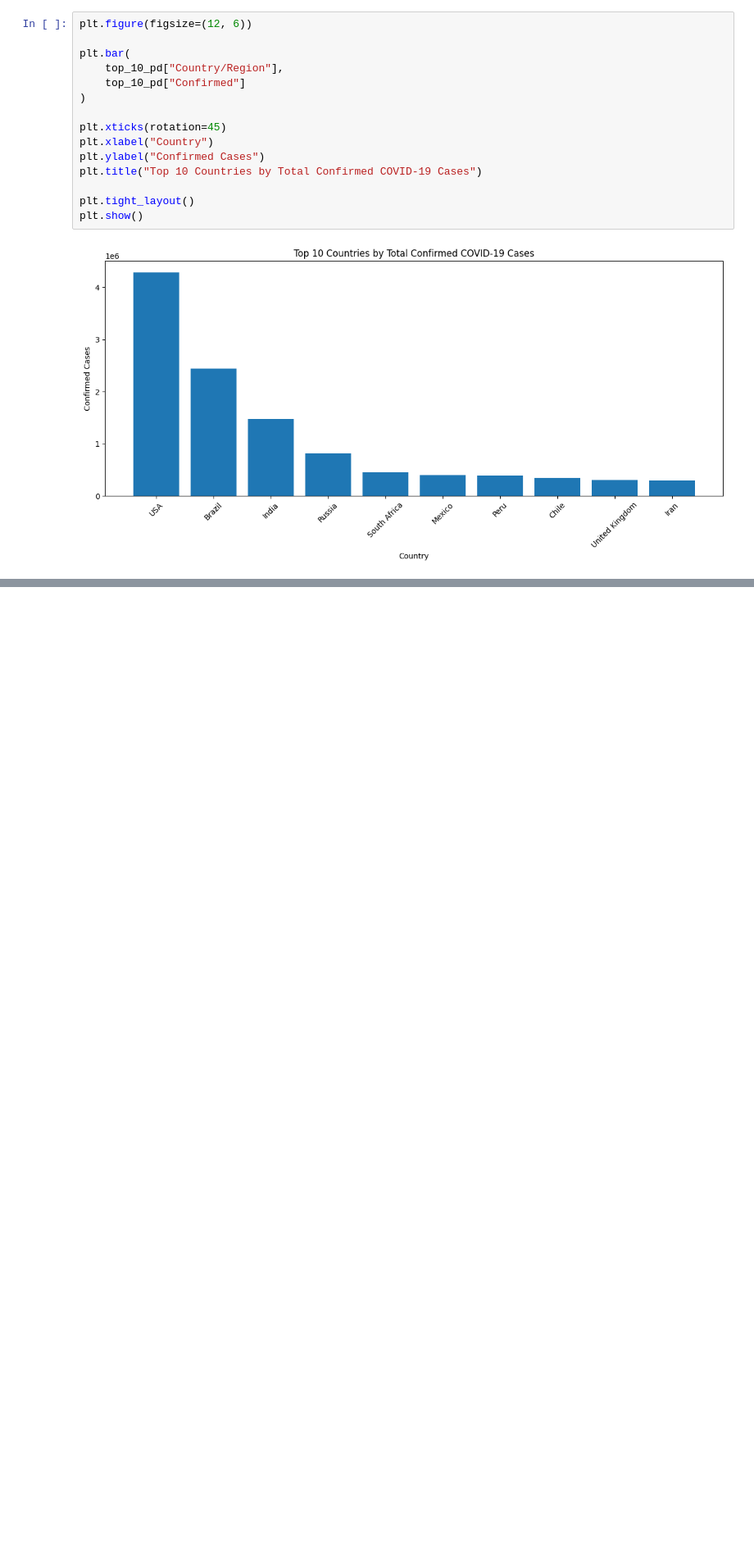
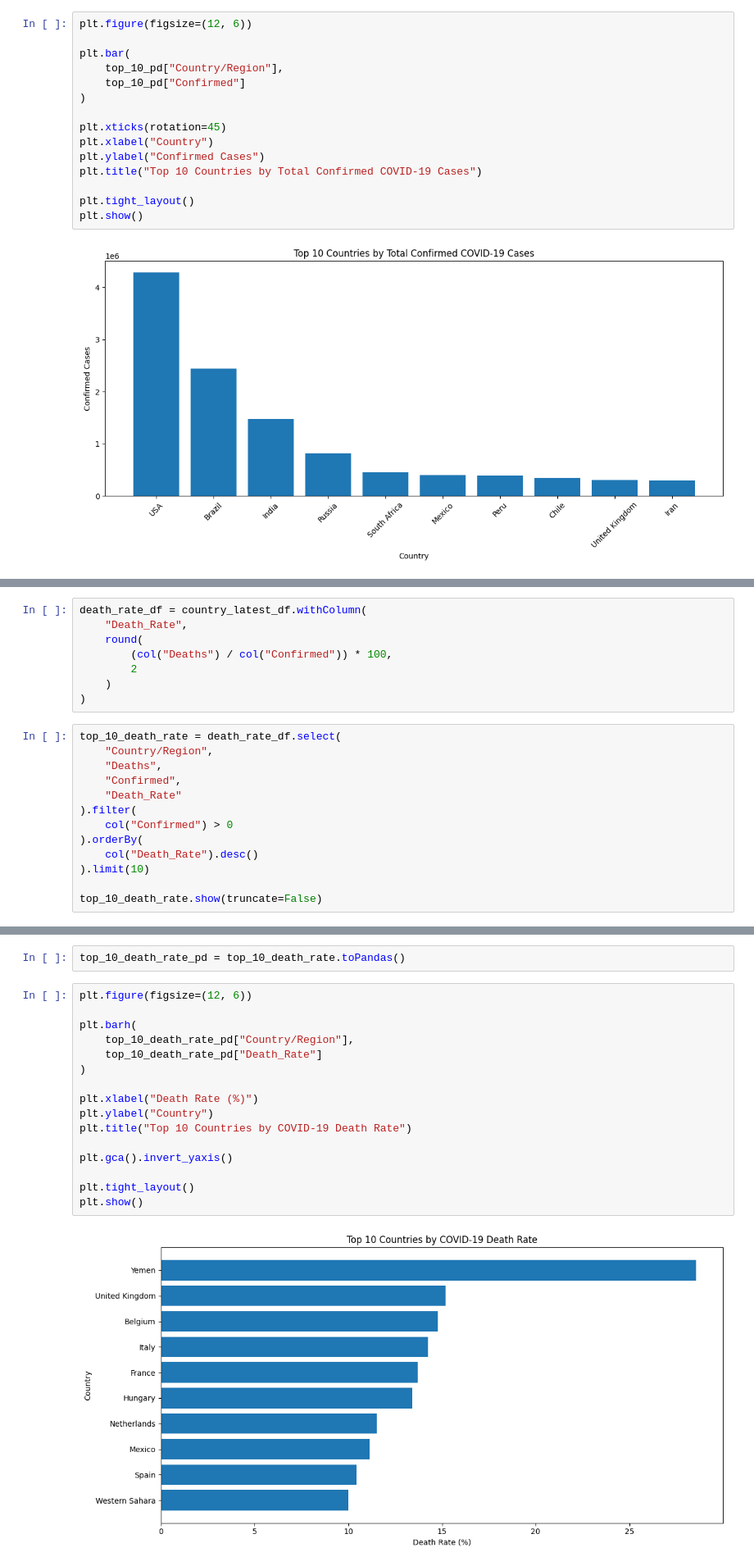
Before and after one commit to dilpreet0007/COVID19-Analytics-Pipeline, a Jupyter notebook: app.ipynb, the cells around one changed output, grey strips where cells are left out. Shown at 82% size. Cells and saved outputs as stored; diff of their text form; blank space fills up the shorter version.

Commit message:
[Dilpreet] Task 6: Top 10 Countries by Death Rate

```diff
--- a/app.ipynb
+++ b/app.ipynb
@@ -353,0 +356,21 @@ plt.show()
+# %%
+death_rate_df = country_latest_df.withColumn(
+    "Death_Rate",
+    round(
+        (col("Deaths") / col("Confirmed")) * 100,
+        2
+    )
+)
+# %%
+top_10_death_rate = death_rate_df.select(
+    "Country/Region",
+    "Deaths",
+    "Confirmed",
+    "Death_Rate"
+).filter(
+    col("Confirmed") > 0
+).orderBy(
+    col("Death_Rate").desc()
+).limit(10)
+
+top_10_death_rate.show(truncate=False)
@@ -353,0 +392,20 @@ plt.show()
+# %%
+top_10_death_rate_pd = top_10_death_rate.toPandas()
+# %%
+plt.figure(figsize=(12, 6))
+
+plt.barh(
+    top_10_death_rate_pd["Country/Region"],
+    top_10_death_rate_pd["Death_Rate"]
+)
+
+plt.xlabel("Death Rate (%)")
+plt.ylabel("Country")
+plt.title("Top 10 Countries by COVID-19 Death Rate")
+
+plt.gca().invert_yaxis()
+
+plt.tight_layout()
+plt.show()
+# %% [output]
+[figure, added]
```
Also changed, not shown: parts of 3 cells of this notebook.
